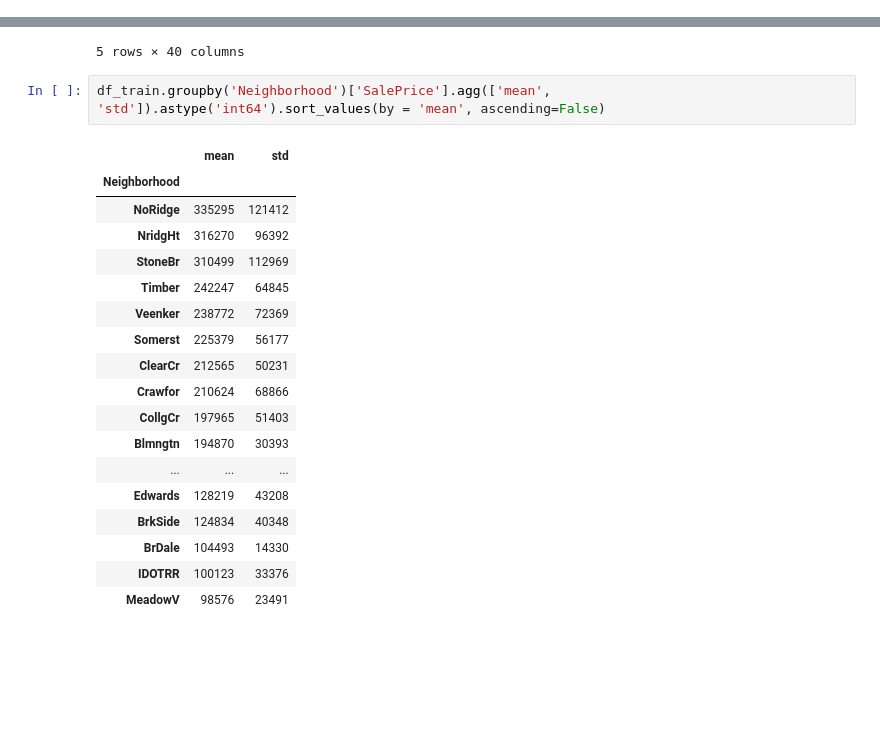
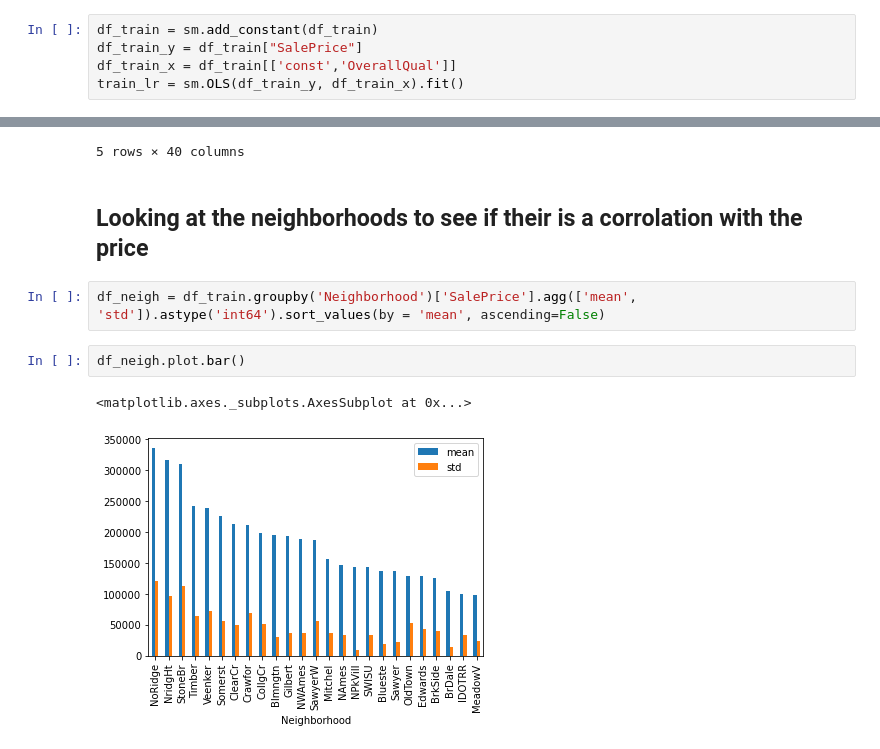
Before and after one commit to fctonio/Statistical-Analysis-Project, a Jupyter notebook: statistical-analysis.ipynb, the cells around one changed output, grey strips where cells are left out. Saved outputs shown, nothing was run; the diff lists cells and outputs as text; blank space fills up the shorter version.

```diff
--- a/statistical-analysis.ipynb
+++ b/statistical-analysis.ipynb
@@ -149,0 +198,5 @@ strong multicollinearity or other numerical problems.
+# %%
+df_train = sm.add_constant(df_train)
+df_train_y = df_train["SalePrice"]
+df_train_x = df_train[['const','OverallQual']]
+train_lr = sm.OLS(df_train_y, df_train_x).fit()
@@ -162,24 +241,12 @@ df_train.groupby('YrSold').mean()
 | 2009 | 1.0 | 750.943787 | 54.674556 | 69.296703 | 10294.248521 | 6.076923 | 5.514793 | 1971.757396 | 1985.866864 | ... |
 | 2010 | 1.0 | 711.245714 | 56.971429 | 71.608392 | 10220.645714 | 6.000000 | 5.634286 | 1970.994286 | 1984.977143 | ... |
 5 rows × 40 columns
+# %% [markdown]
+## Looking at the neighborhoods to see if their is a corrolation with the price
 # %%
-df_train.groupby('Neighborhood')['SalePrice'].agg(['mean', 'std']).astype('int64').sort_values(by = 'mean', ascending=False)
+df_neigh = df_train.groupby('Neighborhood')['SalePrice'].agg(['mean', 'std']).astype('int64').sort_values(by = 'mean', ascending=False)
-# %% [output]
-|  | mean | std |
-| Neighborhood |  |  |
-| NoRidge | 335295 | 121412 |
-| NridgHt | 316270 | 96392 |
-| StoneBr | 310499 | 112969 |
-| Timber | 242247 | 64845 |
-| Veenker | 238772 | 72369 |
-| Somerst | 225379 | 56177 |
-| ClearCr | 212565 | 50231 |
-| Crawfor | 210624 | 68866 |
-| CollgCr | 197965 | 51403 |
-| Blmngtn | 194870 | 30393 |
-| ... | ... | ... |
-| Edwards | 128219 | 43208 |
-| BrkSide | 124834 | 40348 |
-| BrDale | 104493 | 14330 |
-| IDOTRR | 100123 | 33376 |
-| MeadowV | 98576 | 23491 |
+# %%
+df_neigh.plot.bar()
+# %% [output]
+<matplotlib.axes._subplots.AxesSubplot at 0x...>
+[figure, added]
```
Also changed, not shown: parts of 13 cells of this notebook.
